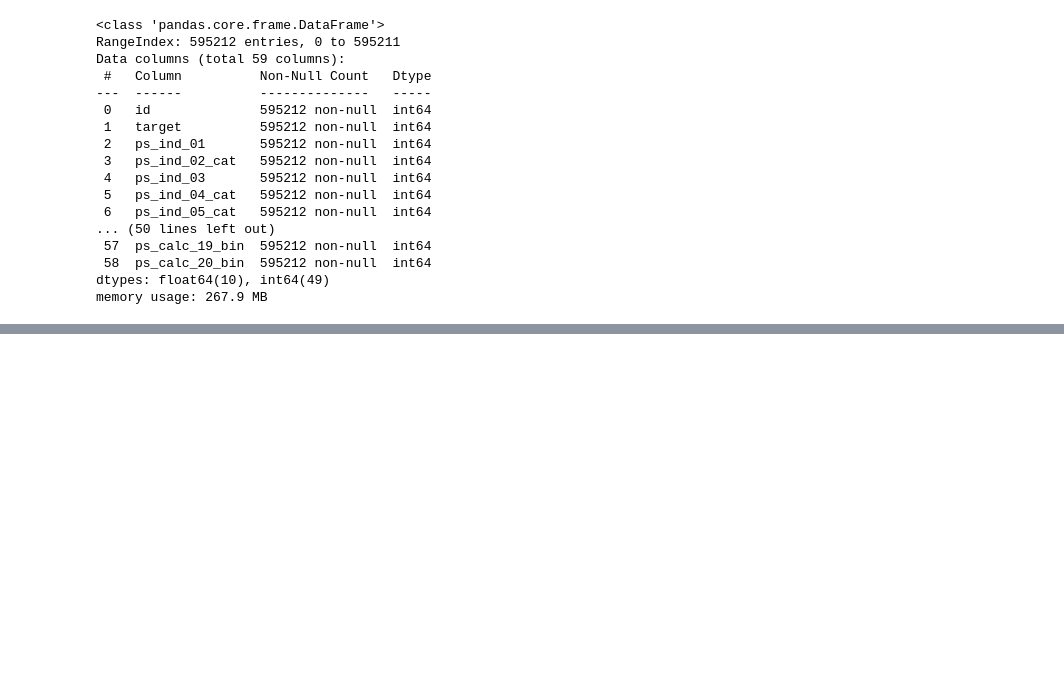
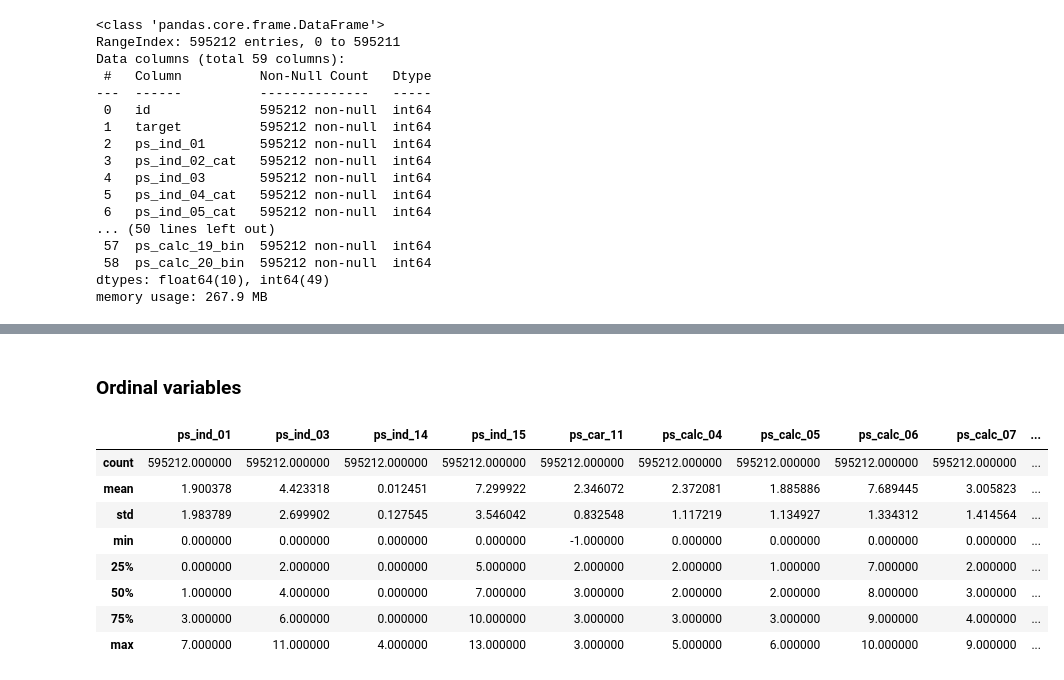
Before and after one commit to jsm9720/kaggle-study, a Jupyter notebook: Porto-Seguro-Safe-Driver-Prediction/Data_Preparation_and_Exploration.ipynb, the cells around one changed output, grey strips where cells are left out. Cells and saved outputs as stored; diff of their text form; code cells hidden in the pictures; blank space fills up the shorter version.

```diff
--- a/Porto-Seguro-Safe-Driver-Prediction/Data_Preparation_and_Exploration.ipynb
+++ b/Porto-Seguro-Safe-Driver-Prediction/Data_Preparation_and_Exploration.ipynb
@@ -123,0 +301,15 @@ memory usage: 267.9 MB
+# %% [markdown]
+### Ordinal variables
+# %%
+v = meta[(meta.level == 'ordinal') & (meta.keep)].index
+train[v].describe()
+# %% [output]
+|  | ps_ind_01 | ps_ind_03 | ps_ind_14 | ps_ind_15 | ps_car_11 | ps_calc_04 | ps_calc_05 | ps_calc_06 | ps_calc_07 | ... |
+| count | 595212.000000 | 595212.000000 | 595212.000000 | 595212.000000 | 595212.000000 | 595212.000000 | 595212.000000 | 595212.000000 | 595212.000000 | ... |
+| mean | 1.900378 | 4.423318 | 0.012451 | 7.299922 | 2.346072 | 2.372081 | 1.885886 | 7.689445 | 3.005823 | ... |
+| std | 1.983789 | 2.699902 | 0.127545 | 3.546042 | 0.832548 | 1.117219 | 1.134927 | 1.334312 | 1.414564 | ... |
+| min | 0.000000 | 0.000000 | 0.000000 | 0.000000 | -1.000000 | 0.000000 | 0.000000 | 0.000000 | 0.000000 | ... |
+| 25% | 0.000000 | 2.000000 | 0.000000 | 5.000000 | 2.000000 | 2.000000 | 1.000000 | 7.000000 | 2.000000 | ... |
+| 50% | 1.000000 | 4.000000 | 0.000000 | 7.000000 | 3.000000 | 2.000000 | 2.000000 | 8.000000 | 3.000000 | ... |
+| 75% | 3.000000 | 6.000000 | 0.000000 | 10.000000 | 3.000000 | 3.000000 | 3.000000 | 9.000000 | 4.000000 | ... |
+| max | 7.000000 | 11.000000 | 4.000000 | 13.000000 | 3.000000 | 5.000000 | 6.000000 | 10.000000 | 9.000000 | ... |
```
Also changed, not shown: parts of 37 cells of this notebook.
